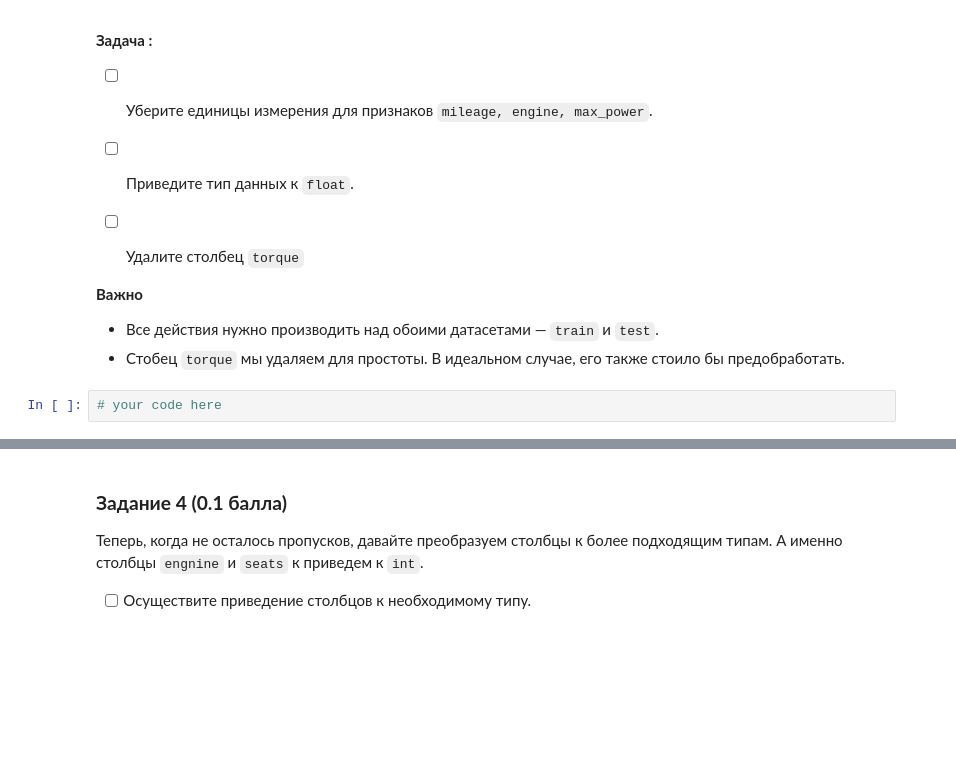
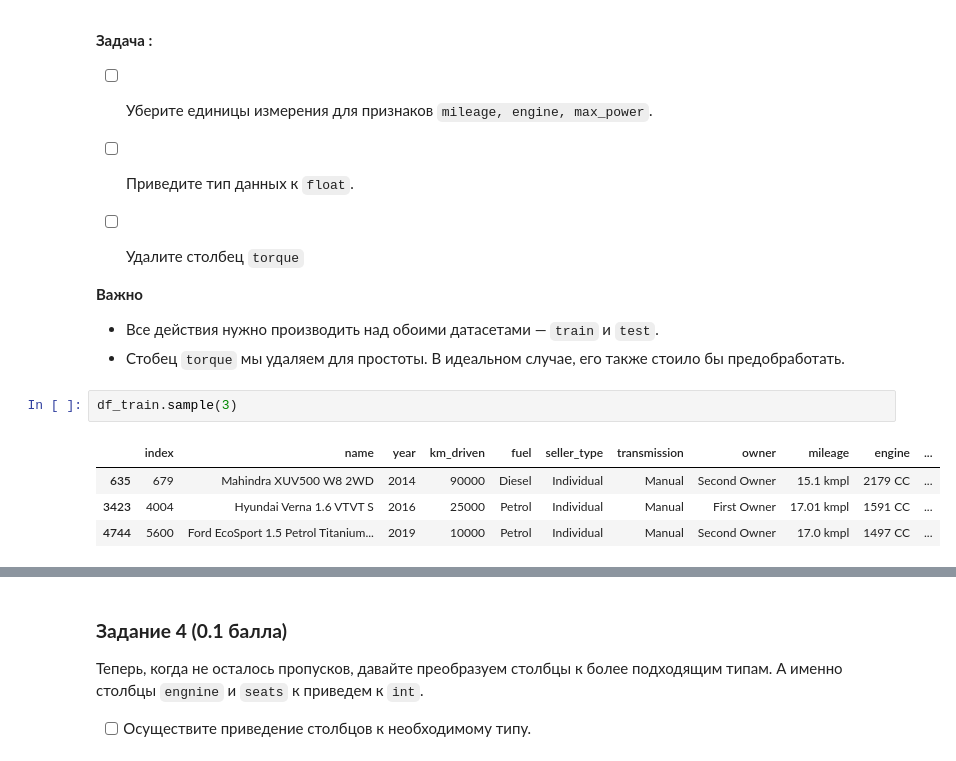
Before and after one commit to VladislavTokarev02/AI_ML_homework, a Jupyter notebook: Hometasks/Base/AI_HW1_Regression_with_inference_base.ipynb, the cells around one changed output, grey strips where cells are left out. Saved outputs shown, nothing was run; the diff lists cells and outputs as text; blank space fills up the shorter version.

```diff
--- a/Hometasks/Base/AI_HW1_Regression_with_inference_base.ipynb
+++ b/Hometasks/Base/AI_HW1_Regression_with_inference_base.ipynb
@@ -228,5 +301,10 @@ assert df_train.shape == (5840, 13)
 **Важно**
 - Все действия нужно производить над обоими датасетами — `train` и `test`.
 - Стобец ``torque`` мы удаляем для простоты. В идеальном случае, его также стоило бы предобработать.
-# %%
-# your code here
+# %%
+df_train.sample(3)
+# %% [output]
+|  | index | name | year | km_driven | fuel | seller_type | transmission | owner | mileage | engine | ... |
+| 635 | 679 | Mahindra XUV500 W8 2WD | 2014 | 90000 | Diesel | Individual | Manual | Second Owner | 15.1 kmpl | 2179 CC | ... |
+| 3423 | 4004 | Hyundai Verna 1.6 VTVT S | 2016 | 25000 | Petrol | Individual | Manual | First Owner | 17.01 kmpl | 1591 CC | ... |
+| 4744 | 5600 | Ford EcoSport 1.5 Petrol Titanium... | 2019 | 10000 | Petrol | Individual | Manual | Second Owner | 17.0 kmpl | 1497 CC | ... |
```
Also changed, not shown: parts of 22 cells of this notebook.
